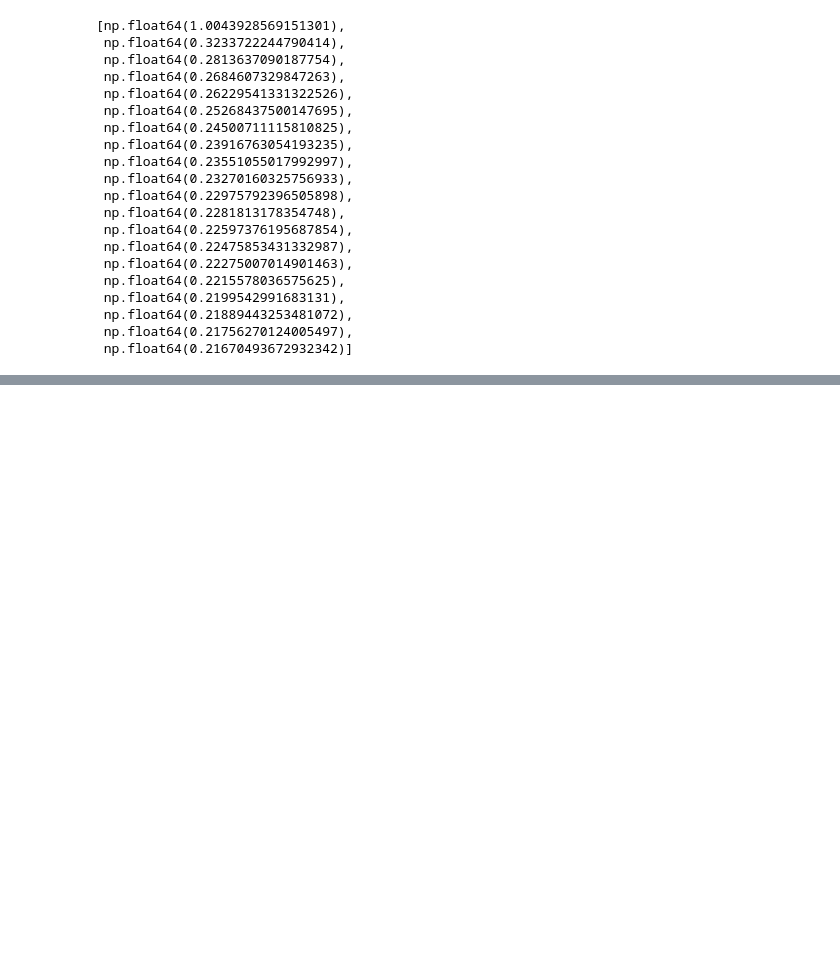
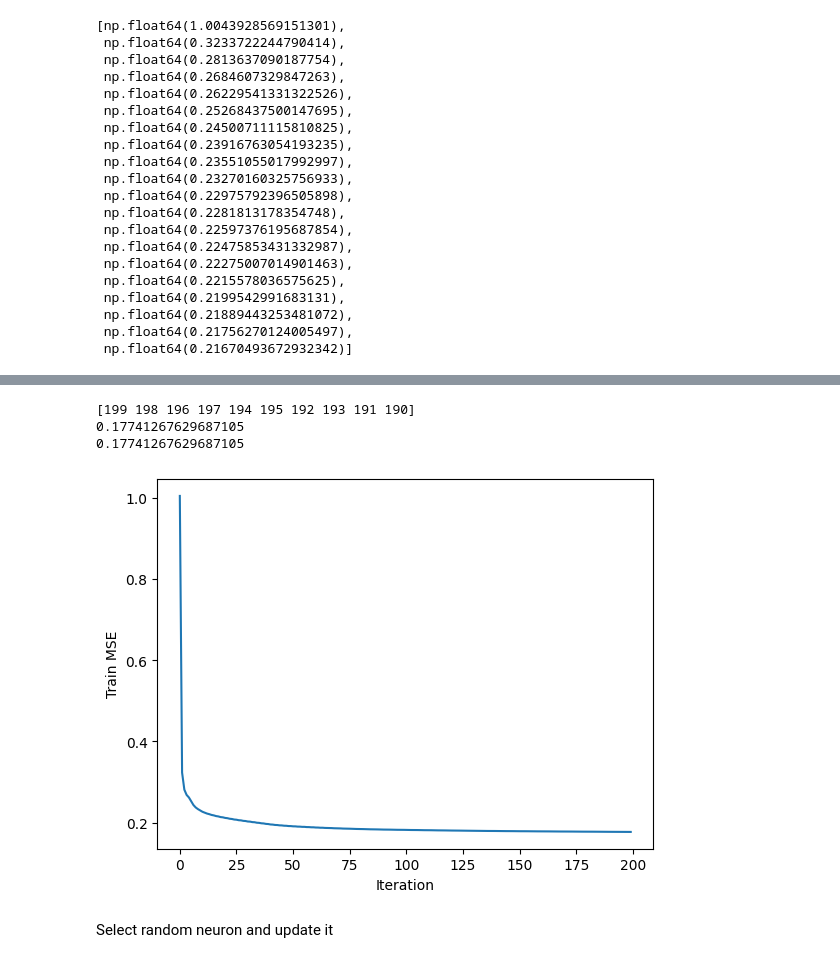
Before and after one commit to denysstar17/close-form-ReLU, a Jupyter notebook: close_form_nn.ipynb, the cells around one changed output, grey strips where cells are left out. Saved outputs shown, nothing was run; the diff lists cells and outputs as text; code cells hidden in the pictures; blank space fills up the shorter version.

```diff
--- a/close_form_nn.ipynb
+++ b/close_form_nn.ipynb
@@ -269,0 +641,20 @@ train_mse_list[:20]
+# %%
+top_10_min_indexes = np.argsort(train_mse_list)[:10]
+print(top_10_min_indexes)
+print(train_mse_list[top_10_min_indexes[0]])
+print(train_mse_list[-1])
+
+
+import matplotlib.pyplot as plt
+
+plt.plot(train_mse_list)
+plt.xlabel("Iteration")
+plt.ylabel("Train MSE")
+plt.show()
+# %% [output]
+[199 198 196 197 194 195 192 193 191 190]
+0.17741267629687105
+0.17741267629687105
+[figure, added]
+# %% [markdown]
+Select random neuron and update it
```
Also changed, not shown: parts of 19 cells of this notebook.
